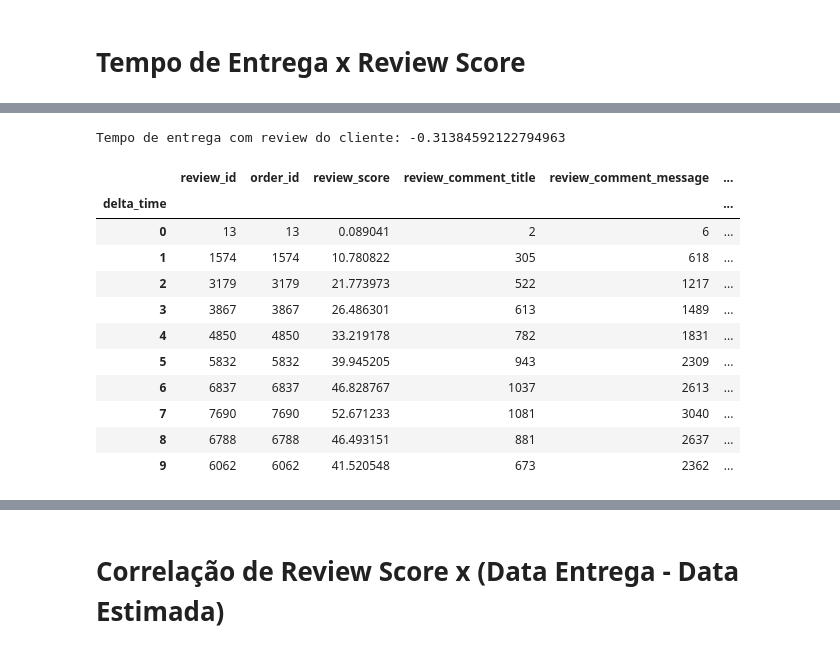
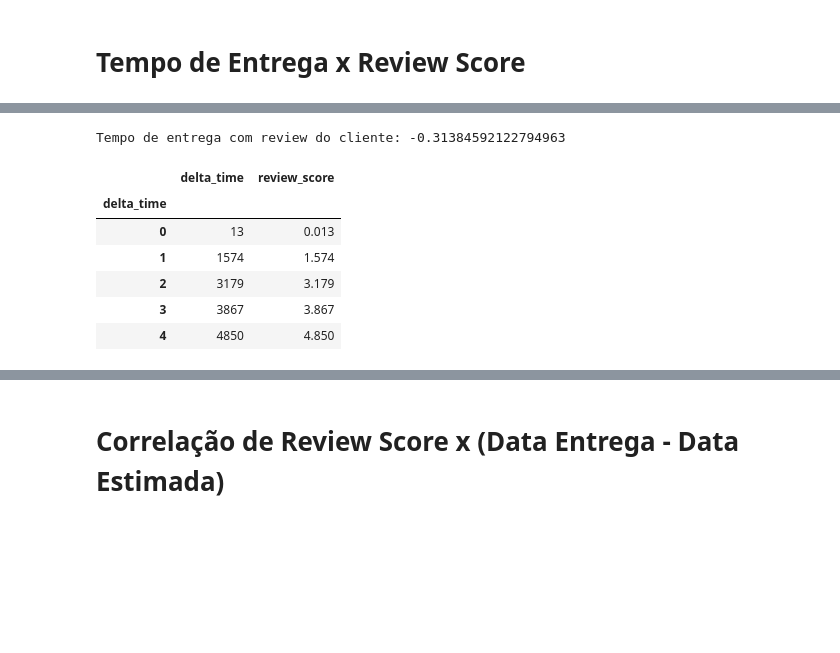
Before and after one commit to Crissky/brazilian-ecommerce, a Jupyter notebook: Notebooks/GERAL.ipynb, the cells around one changed output, grey strips where cells are left out. Cells and saved outputs as stored; diff of their text form; code cells hidden in the pictures; blank space fills up the shorter version.

```diff
--- a/Notebooks/GERAL.ipynb
+++ b/Notebooks/GERAL.ipynb
@@ -350,40 +349,35 @@ customer_reviews.head(20)
 # %%
 corr = customer_reviews['delta_time'].dt.days.corr(customer_reviews['review_score'])
 print(f'Tempo de entrega com review do cliente: {corr}')
 
+# maior quantidade de vendas do Brasil
 sp = customer_reviews[customer_reviews['customer_state'] == 'SP']
-sp = sp.groupby(sp['delta_time'].dt.days).count()
-sp['review_score'] /= len(sp['review_score'])
+sp = sp[['delta_time', 'review_score']].groupby(sp['delta_time'].dt.days).count()
+sp['review_score'] = sp['review_score']*100 / sp['review_score'].sum()
 
+# estado que os autores residem
 pe = customer_reviews[customer_reviews['customer_state'] == 'PE']
-pe = pe.groupby(pe['delta_time'].dt.days).count()
-pe['review_score'] /= len(pe['review_score'])
+pe = pe[['delta_time', 'review_score']].groupby(pe['delta_time'].dt.days).count()
+pe['review_score'] = pe['review_score']*100 / pe['review_score'].sum()
 
-rj = customer_reviews[customer_reviews['customer_state'] == 'RJ']
-rj = rj.groupby(rj['delta_time'].dt.days).count()
-rj['review_score'] /= len(rj['review_score'])
+# menor quantidade de vendas do Brasil
+ac = customer_reviews[customer_reviews['customer_state'] == 'AC']
+ac = ac[['delta_time', 'review_score']].groupby(ac['delta_time'].dt.days).count()
+ac['review_score'] = ac['review_score']*100 / ac['review_score'].sum()
 
-ac = customer_reviews[customer_reviews['customer_state'] == 'AC']
-ac = ac.groupby(ac['delta_time'].dt.days).count()
-ac['review_score'] /= len(ac['review_score'])
-
-brasil = customer_reviews.groupby(customer_reviews['delta_time'].dt.days).count()
-brasil['review_score'] /= len(brasil['review_score'])
-brasil.head(10)
+brasil = customer_reviews[['delta_time', 'review_score']]\
+    .groupby(customer_reviews['delta_time'].dt.days).count()
+brasil['review_score'] = brasil['review_score']*100 / brasil['review_score'].sum()
+brasil.head()
 # %% [output]
 Tempo de entrega com review do cliente: -0.31384592122794963
-|  | review_id | order_id | review_score | review_comment_title | review_comment_message | ... |
-| delta_time |  |  |  |  |  | ... |
-| 0 | 13 | 13 | 0.089041 | 2 | 6 | ... |
-| 1 | 1574 | 1574 | 10.780822 | 305 | 618 | ... |
-| 2 | 3179 | 3179 | 21.773973 | 522 | 1217 | ... |
-| 3 | 3867 | 3867 | 26.486301 | 613 | 1489 | ... |
-| 4 | 4850 | 4850 | 33.219178 | 782 | 1831 | ... |
-| 5 | 5832 | 5832 | 39.945205 | 943 | 2309 | ... |
-| 6 | 6837 | 6837 | 46.828767 | 1037 | 2613 | ... |
-| 7 | 7690 | 7690 | 52.671233 | 1081 | 3040 | ... |
-| 8 | 6788 | 6788 | 46.493151 | 881 | 2637 | ... |
-| 9 | 6062 | 6062 | 41.520548 | 673 | 2362 | ... |
+|  | delta_time | review_score |
+| delta_time |  |  |
+| 0 | 13 | 0.013 |
+| 1 | 1574 | 1.574 |
+| 2 | 3179 | 3.179 |
+| 3 | 3867 | 3.867 |
+| 4 | 4850 | 4.850 |
 # %%
 fig1, ax1 = plt.subplots()
 fig1.suptitle('Entregas por período de tempo')
```
Also changed, not shown: parts of 5 cells of this notebook.
